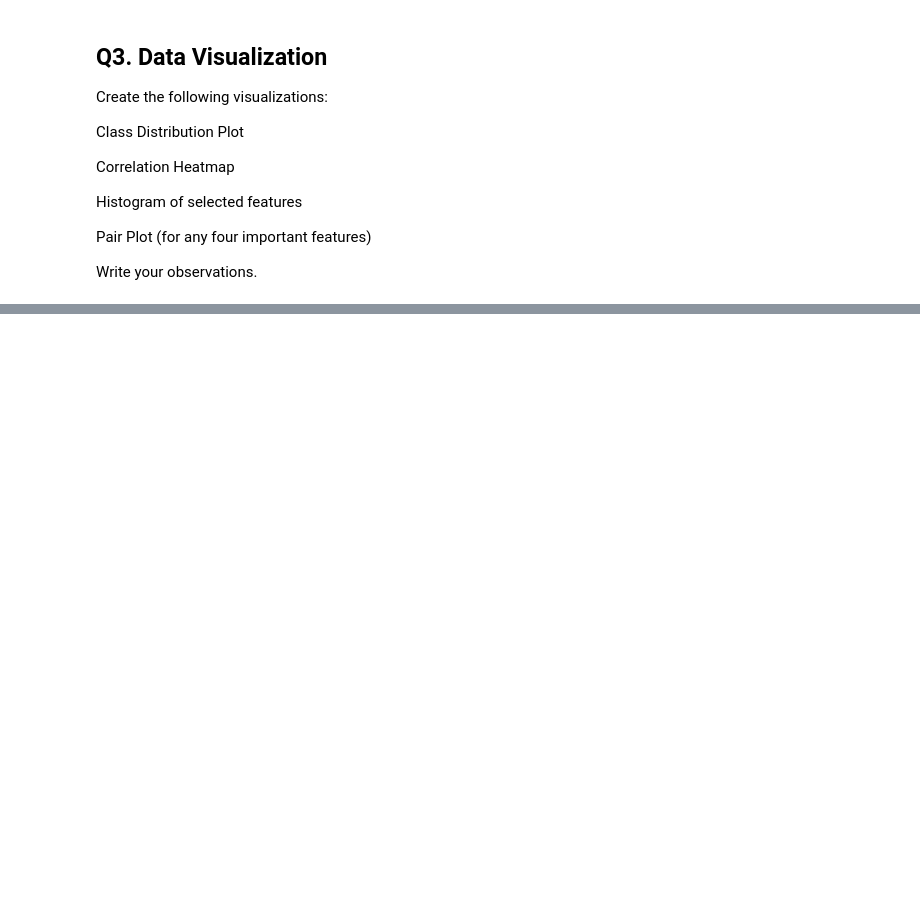
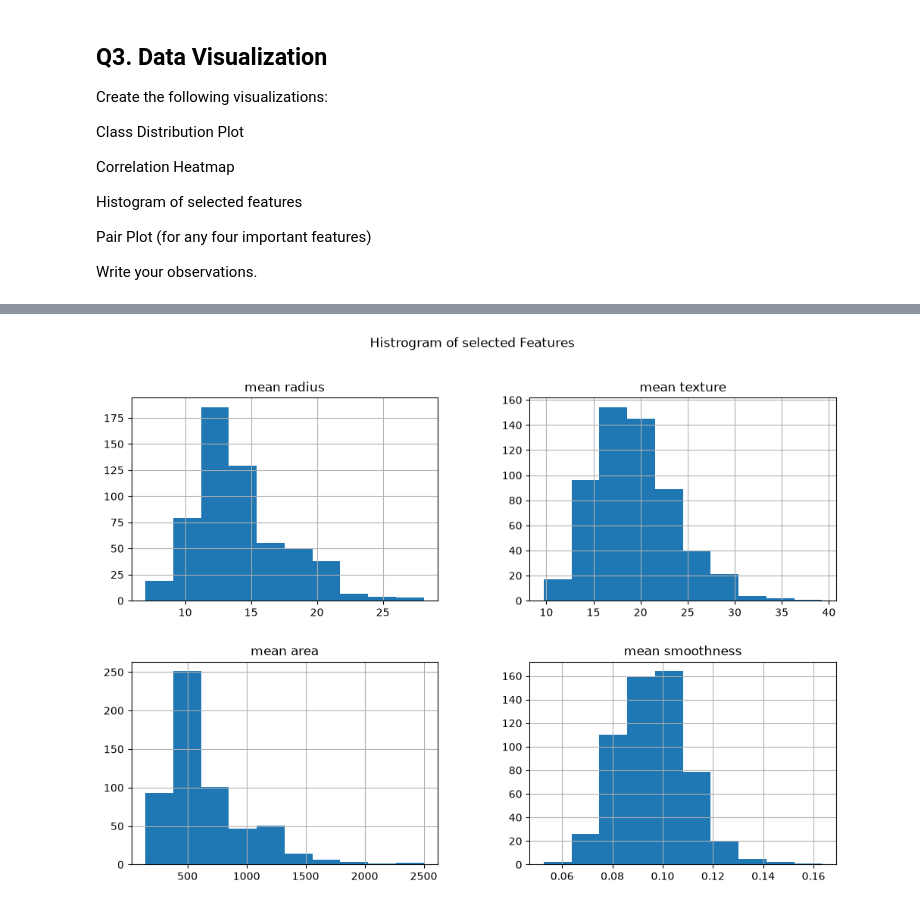
Before and after one commit to Jyotsna2468/Machine-Learning, a Jupyter notebook: Logistic Regression/Logistic Regression Assignment.ipynb, the cells around one changed output, grey strips where cells are left out. Cells and saved outputs as stored; diff of their text form; code cells hidden in the pictures; blank space fills up the shorter version.

```diff
--- a/Logistic Regression/Logistic Regression Assignment.ipynb
+++ b/Logistic Regression/Logistic Regression Assignment.ipynb
@@ -149,0 +185,16 @@ Write your observations.
+# %%
+# Histogram of seleted feature
+
+features = [
+"mean radius",
+"mean texture",
+"mean area",
+"mean smoothness"
+]
+
+df_x[features].hist(figsize=(12,8))
+
+plt.suptitle("Histrogram of selected Features")
+plt.show()
+# %% [output]
+[figure, added]
```
Also changed, not shown: parts of 33 cells of this notebook, 4 other files.
